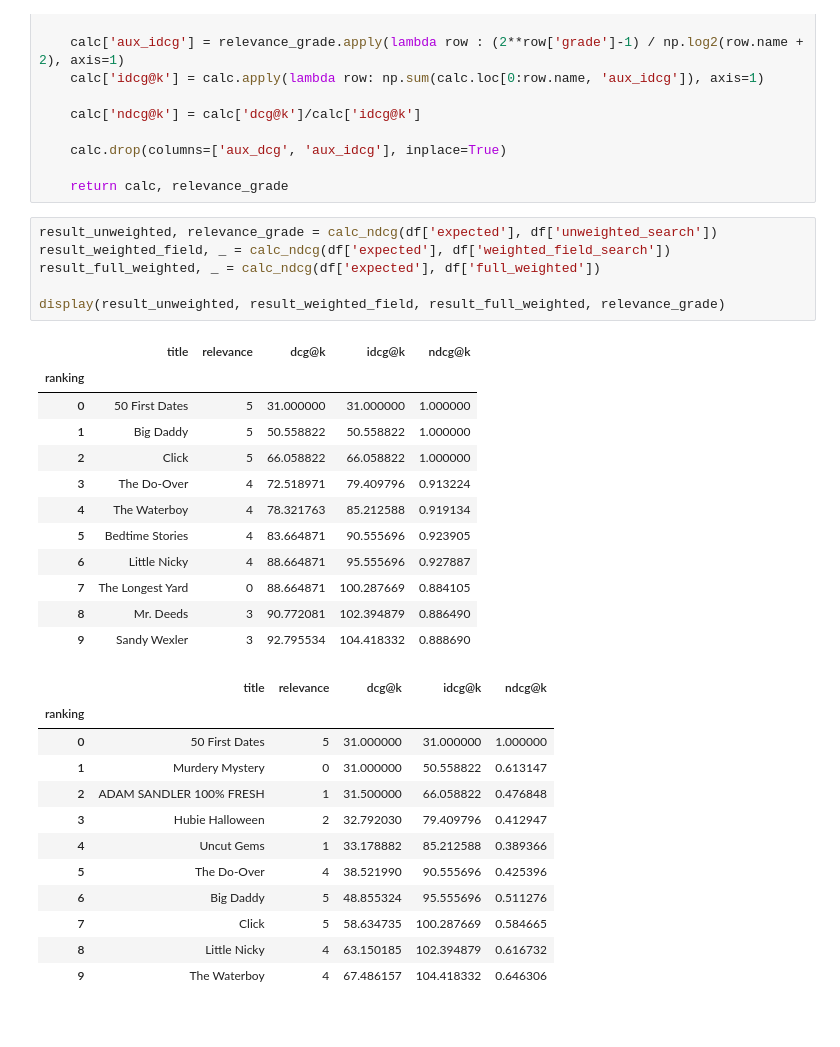
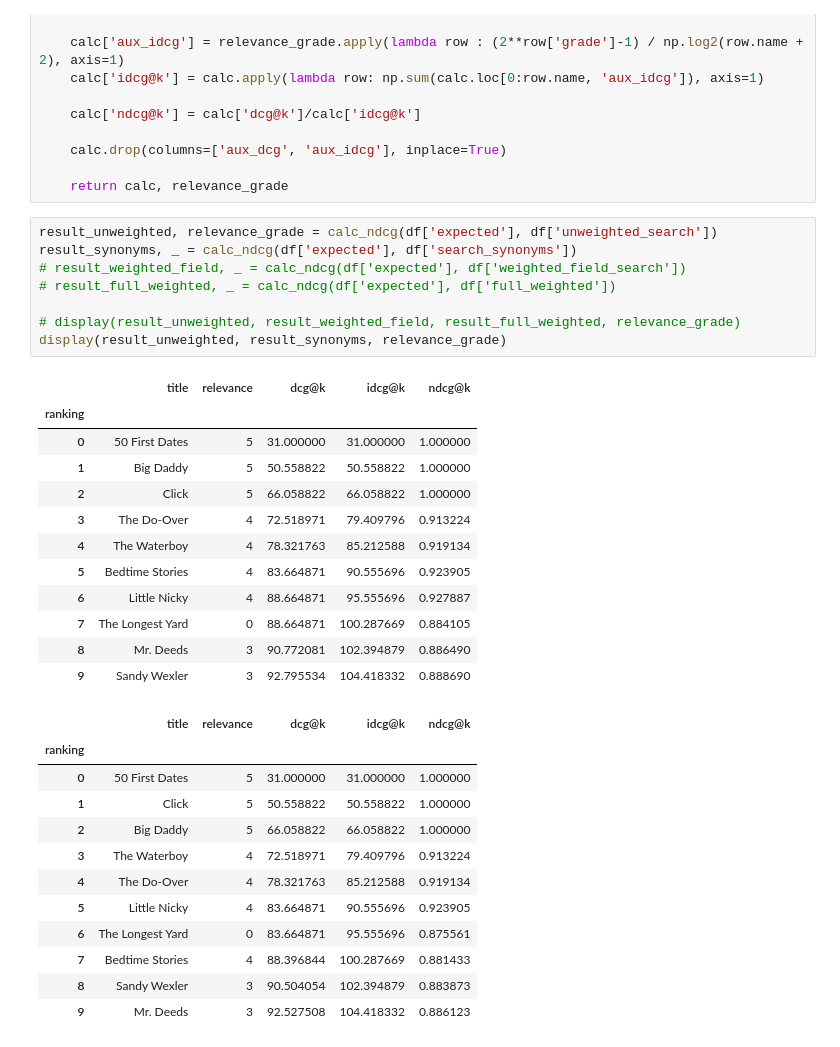
Before and after one commit to rfontao/PRI, a Jupyter notebook: notebooks/query_search1.ipynb, the cells around one changed output. Saved outputs shown, nothing was run; the diff lists cells and outputs as text.

```diff
--- a/notebooks/query_search1.ipynb
+++ b/notebooks/query_search1.ipynb
@@ -199,32 +297,34 @@ def calc_ndcg(expected : pd.Series, data : pd.Series, first_n : int = 10):
     return calc, relevance_grade
 # %%
 result_unweighted, relevance_grade = calc_ndcg(df['expected'], df['unweighted_search'])
-result_weighted_field, _ = calc_ndcg(df['expected'], df['weighted_field_search'])
-result_full_weighted, _ = calc_ndcg(df['expected'], df['full_weighted'])
+result_synonyms, _ = calc_ndcg(df['expected'], df['search_synonyms'])
+# result_weighted_field, _ = calc_ndcg(df['expected'], df['weighted_field_search'])
+# result_full_weighted, _ = calc_ndcg(df['expected'], df['full_weighted'])
 
-display(result_unweighted, result_weighted_field, result_full_weighted, relevance_grade)
+# display(result_unweighted, result_weighted_field, result_full_weighted, relevance_grade)
+display(result_unweighted, result_synonyms, relevance_grade)
 # %% [output]
 |  | title | relevance | dcg@k | idcg@k | ndcg@k |
 | ranking |  |  |  |  |  |
 | 0 | 50 First Dates | 5 | 31.000000 | 31.000000 | 1.000000 |
 | 1 | Big Daddy | 5 | 50.558822 | 50.558822 | 1.000000 |
 | 2 | Click | 5 | 66.058822 | 66.058822 | 1.000000 |
 | 3 | The Do-Over | 4 | 72.518971 | 79.409796 | 0.913224 |
 | 4 | The Waterboy | 4 | 78.321763 | 85.212588 | 0.919134 |
 | 5 | Bedtime Stories | 4 | 83.664871 | 90.555696 | 0.923905 |
 | 6 | Little Nicky | 4 | 88.664871 | 95.555696 | 0.927887 |
 | 7 | The Longest Yard | 0 | 88.664871 | 100.287669 | 0.884105 |
 | 8 | Mr. Deeds | 3 | 90.772081 | 102.394879 | 0.886490 |
 | 9 | Sandy Wexler | 3 | 92.795534 | 104.418332 | 0.888690 |
 |  | title | relevance | dcg@k | idcg@k | ndcg@k |
 | ranking |  |  |  |  |  |
 | 0 | 50 First Dates | 5 | 31.000000 | 31.000000 | 1.000000 |
-| 1 | Murdery Mystery | 0 | 31.000000 | 50.558822 | 0.613147 |
-| 2 | ADAM SANDLER 100% FRESH | 1 | 31.500000 | 66.058822 | 0.476848 |
-| 3 | Hubie Halloween | 2 | 32.792030 | 79.409796 | 0.412947 |
-| 4 | Uncut Gems | 1 | 33.178882 | 85.212588 | 0.389366 |
-| 5 | The Do-Over | 4 | 38.521990 | 90.555696 | 0.425396 |
-| 6 | Big Daddy | 5 | 48.855324 | 95.555696 | 0.511276 |
-| 7 | Click | 5 | 58.634735 | 100.287669 | 0.584665 |
-| 8 | Little Nicky | 4 | 63.150185 | 102.394879 | 0.616732 |
-| 9 | The Waterboy | 4 | 67.486157 | 104.418332 | 0.646306 |
+| 1 | Click | 5 | 50.558822 | 50.558822 | 1.000000 |
+| 2 | Big Daddy | 5 | 66.058822 | 66.058822 | 1.000000 |
+| 3 | The Waterboy | 4 | 72.518971 | 79.409796 | 0.913224 |
+| 4 | The Do-Over | 4 | 78.321763 | 85.212588 | 0.919134 |
+| 5 | Little Nicky | 4 | 83.664871 | 90.555696 | 0.923905 |
+| 6 | The Longest Yard | 0 | 83.664871 | 95.555696 | 0.875561 |
+| 7 | Bedtime Stories | 4 | 88.396844 | 100.287669 | 0.881433 |
+| 8 | Sandy Wexler | 3 | 90.504054 | 102.394879 | 0.883873 |
+| 9 | Mr. Deeds | 3 | 92.527508 | 104.418332 | 0.886123 |
```
Also changed, not shown: parts of 7 cells of this notebook, 7 other files.
